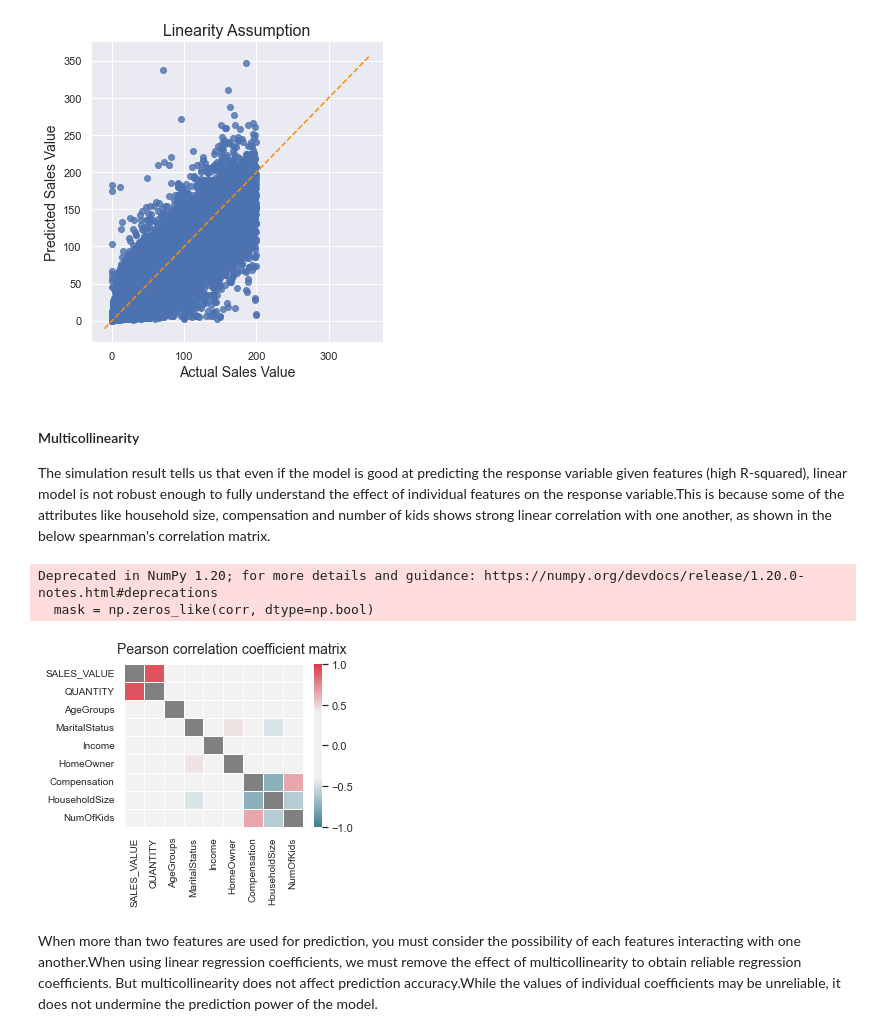
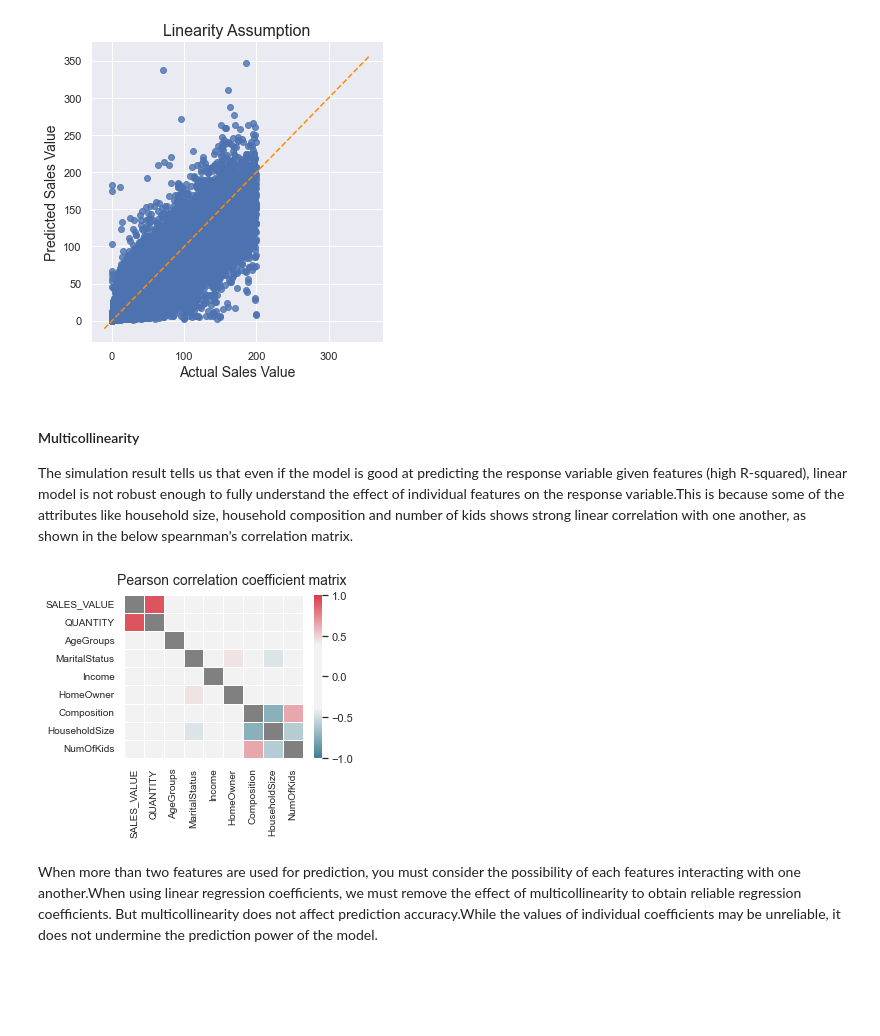
Before and after one commit to vmarklynn/CPSC5310-Project, a Jupyter notebook: Code/EDA_ProjectPart2.ipynb, the cells around one changed output. Saved outputs shown, nothing was run; the diff lists cells and outputs as text; code cells hidden in the pictures; blank space fills up the shorter version.

Commit message:
Changed Compensation to Composition; Added KNN Classifier for Income Group

```diff
--- a/Code/EDA_ProjectPart2.ipynb
+++ b/Code/EDA_ProjectPart2.ipynb
@@ -657,7 +657,7 @@ hh_transactions['HomeOwner'] = ln.fit_transform(hh_transactions['HOMEOWNER_DESC'
 # mapping back for HomeOwner
 ln_name_mapping = dict(zip(ln.classes_, ln.transform(ln.classes_)))
 print(ln_name_mapping)
-hh_transactions['Compensation'] = ln.fit_transform(hh_transactions['HH_COMP_DESC'])
+hh_transactions['Composition'] = ln.fit_transform(hh_transactions['HH_COMP_DESC'])
 hh_transactions['HouseholdSize'] = ln.fit_transform(hh_transactions['HOUSEHOLD_SIZE_DESC'])
 hh_transactions['NumOfKids'] = ln.fit_transform(hh_transactions['KID_CATEGORY_DESC'])
 # %% [output]
@@ -756,7 +756,7 @@ The model summary contains lots of important value we can use to evaluate our mo
 import statsmodels
 import statsmodels.api as sm
 
-X = hh_transactions[['QUANTITY','AgeGroups','MaritalStatus','Income','HomeOwner','Compensation','HouseholdSize','NumOfKids']].values.reshape(-1,8)
+X = hh_transactions[['QUANTITY','AgeGroups','MaritalStatus','Income','HomeOwner','Composition','HouseholdSize','NumOfKids']].values.reshape(-1,8)
 X = sm.add_constant(X) # adding a constant
 
 olsmod = sm.OLS(hh_transactions['SALES_VALUE'], X).fit()
@@ -803,29 +803,27 @@ plt.show()
 [figure]
 # %% [markdown]
 #### Multicollinearity
-The simulation result tells us that even if the model is good at predicting the response variable given features (high R-squared), linear model is not robust enough to fully understand the effect of individual features on the response variable.This is because some of the attributes like household size, compensation and number of kids shows strong linear correlation with one another, as shown in the below spearnman's correlation matrix.
+The simulation result tells us that even if the model is good at predicting the response variable given features (high R-squared), linear model is not robust enough to fully understand the effect of individual features on the response variable.This is because some of the attributes like household size, household composition and number of kids shows strong linear correlation with one another, as shown in the below spearnman's correlation matrix.
 # %%
-corr = hh_transactions[['SALES_VALUE','QUANTITY','AgeGroups','MaritalStatus','Income','HomeOwner','Compensation','HouseholdSize','NumOfKids']].corr()
+corr = hh_transactions[['SALES_VALUE','QUANTITY','AgeGroups','MaritalStatus','Income','HomeOwner','Composition','HouseholdSize','NumOfKids']].corr()
 
 # Generate a mask for the diagonal cell
 mask = np.zeros_like(corr, dtype=np.bool)
 np.fill_diagonal(mask, val=True)
 
 # Initialize matplotlib figure
 fig, ax = plt.subplots(figsize=(4, 3))
 
 # Generate a custom diverging colormap
 cmap = sns.diverging_palette(220, 10, as_cmap=True, sep=100)
 cmap.set_bad('grey')
 
 # Draw the heatmap with the mask and correct aspect ratio
 sns.heatmap(corr, mask=mask, cmap=cmap, vmin=-1, vmax=1, center=0, linewidths=.5)
 fig.suptitle('Pearson correlation coefficient matrix', fontsize=14)
 ax.tick_params(axis='both', which='major', labelsize=10)
 # %% [output]
-Deprecated in NumPy 1.20; for more details and guidance: https://numpy.org/devdocs/release/1.20.0-notes.html#deprecations
-  mask = np.zeros_like(corr, dtype=np.bool)
-[figure, old version]
+[figure, new version]
 # %% [markdown]
 When more than two features are used for prediction, you must consider the possibility of each features interacting with one another.When using linear regression coefficients, we must remove the effect of multicollinearity to obtain reliable regression coefficients. But multicollinearity does not affect prediction accuracy.While the values of individual coefficients may be unreliable, it does not undermine the prediction power of the model.
 # %% [markdown]
```
Also changed, not shown: parts of 25 cells of this notebook, 1 other file.
